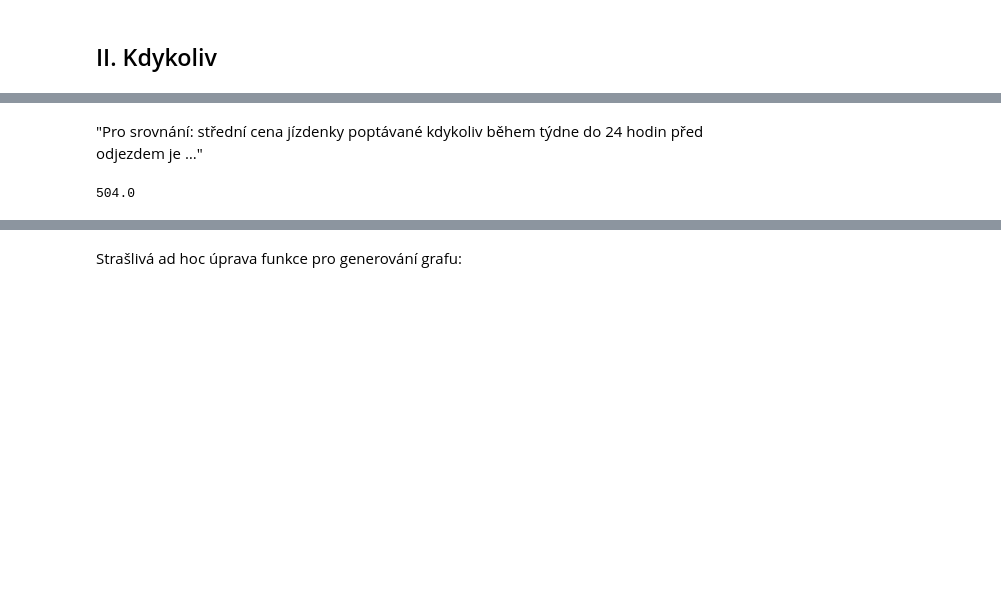
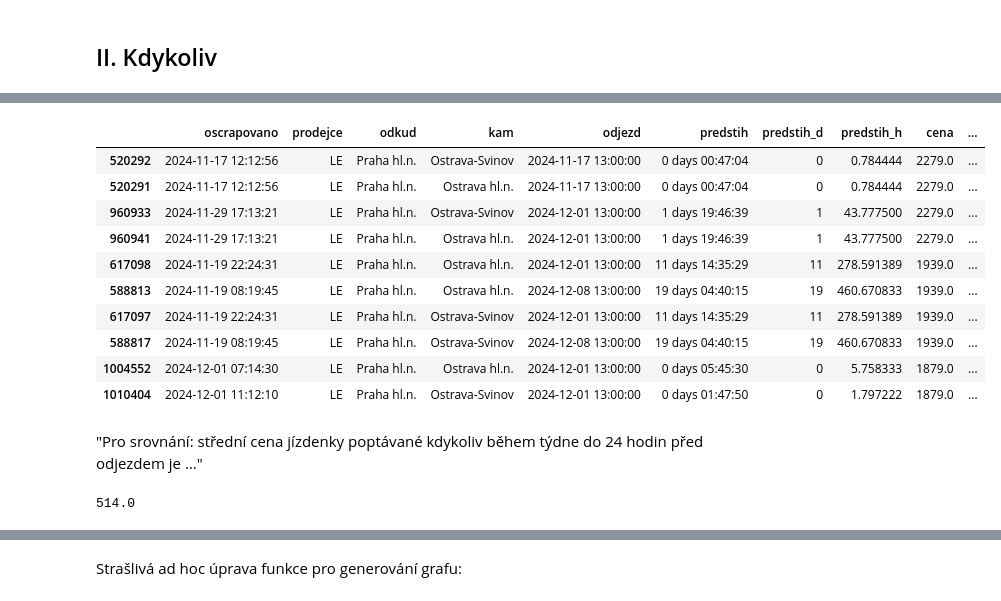
Before and after one commit to DataRozhlas/ceny-jizdenek, a Jupyter notebook: 901_prg_ova.ipynb, the cells around one changed output, grey strips where cells are left out. Cells and saved outputs as stored; diff of their text form; code cells hidden in the pictures; blank space fills up the shorter version.

```diff
--- a/901_prg_ova.ipynb
+++ b/901_prg_ova.ipynb
@@ -224,9 +228,23 @@ Nejdelší započítané spojení: 255 minut.
+# %%
+df.sort_values(by='cena',ascending=False).head(10)
+# %% [output]
+|  | oscrapovano | prodejce | odkud | kam | odjezd | predstih | predstih_d | predstih_h | cena | ... |
+| 520292 | 2024-11-17 12:12:56 | LE | Praha hl.n. | Ostrava-Svinov | 2024-11-17 13:00:00 | 0 days 00:47:04 | 0 | 0.784444 | 2279.0 | ... |
+| 520291 | 2024-11-17 12:12:56 | LE | Praha hl.n. | Ostrava hl.n. | 2024-11-17 13:00:00 | 0 days 00:47:04 | 0 | 0.784444 | 2279.0 | ... |
+| 960933 | 2024-11-29 17:13:21 | LE | Praha hl.n. | Ostrava-Svinov | 2024-12-01 13:00:00 | 1 days 19:46:39 | 1 | 43.777500 | 2279.0 | ... |
+| 960941 | 2024-11-29 17:13:21 | LE | Praha hl.n. | Ostrava hl.n. | 2024-12-01 13:00:00 | 1 days 19:46:39 | 1 | 43.777500 | 2279.0 | ... |
+| 617098 | 2024-11-19 22:24:31 | LE | Praha hl.n. | Ostrava hl.n. | 2024-12-01 13:00:00 | 11 days 14:35:29 | 11 | 278.591389 | 1939.0 | ... |
+| 588813 | 2024-11-19 08:19:45 | LE | Praha hl.n. | Ostrava hl.n. | 2024-12-08 13:00:00 | 19 days 04:40:15 | 19 | 460.670833 | 1939.0 | ... |
+| 617097 | 2024-11-19 22:24:31 | LE | Praha hl.n. | Ostrava-Svinov | 2024-12-01 13:00:00 | 11 days 14:35:29 | 11 | 278.591389 | 1939.0 | ... |
+| 588817 | 2024-11-19 08:19:45 | LE | Praha hl.n. | Ostrava-Svinov | 2024-12-08 13:00:00 | 19 days 04:40:15 | 19 | 460.670833 | 1939.0 | ... |
+| 1004552 | 2024-12-01 07:14:30 | LE | Praha hl.n. | Ostrava hl.n. | 2024-12-01 13:00:00 | 0 days 05:45:30 | 0 | 5.758333 | 1879.0 | ... |
+| 1010404 | 2024-12-01 11:12:10 | LE | Praha hl.n. | Ostrava-Svinov | 2024-12-01 13:00:00 | 0 days 01:47:50 | 0 | 1.797222 | 1879.0 | ... |
 # %% [markdown]
 "Pro srovnání: střední cena jízdenky poptávané kdykoliv během týdne do 24 hodin před odjezdem je …"
 # %%
-df[(df['predstih_h'] <= 24) & (df['odjezd'] >= '2024-11-11') & (df['odjezd'] <= '2024-11-24')]['cena'].median()
+df[(df['predstih_h'] <= 24) & (df['odjezd'] >= '2024-11-11') & (df['odjezd'] <= '2024-12-01')]['cena'].median()
 # %% [output]
-504.0
+514.0
 # %%
 (df.groupby(['spoj','kam'])['cena'].max() / df.groupby(['spoj','kam'])['cena'].min()).dropna().nlargest(10)
 # %% [output]
```
Also changed, not shown: parts of 20 cells of this notebook, 9 other files.
